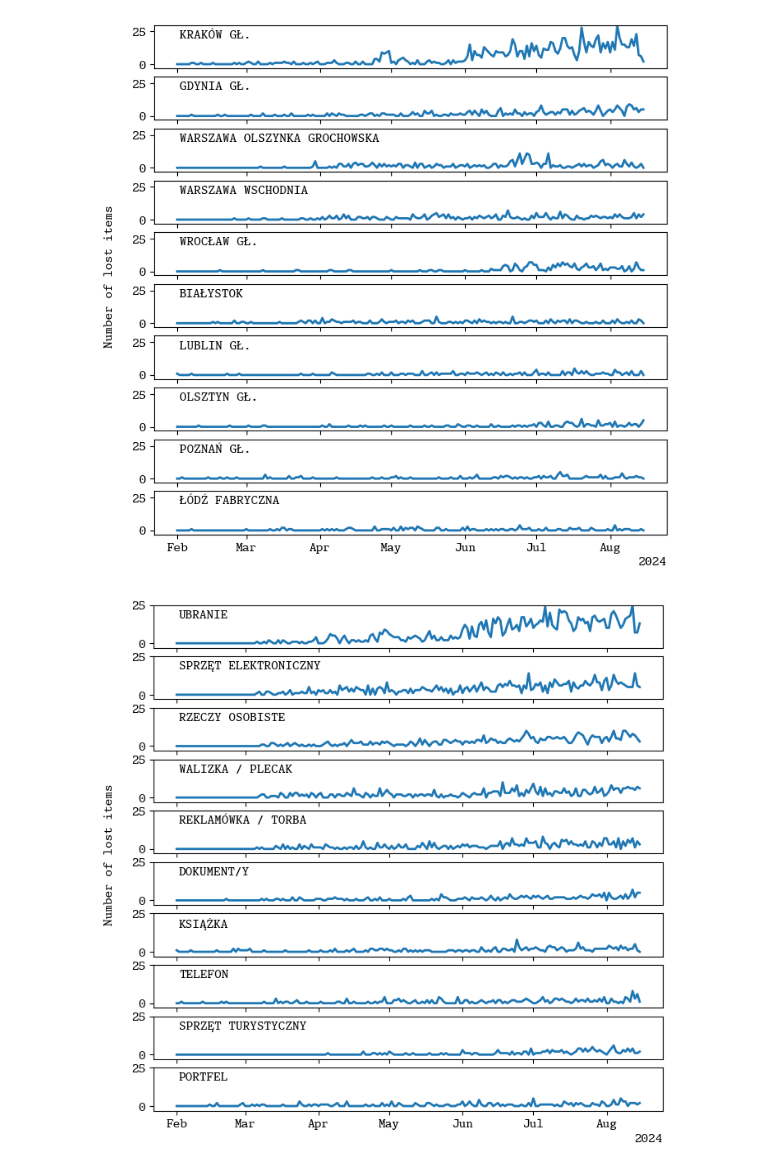
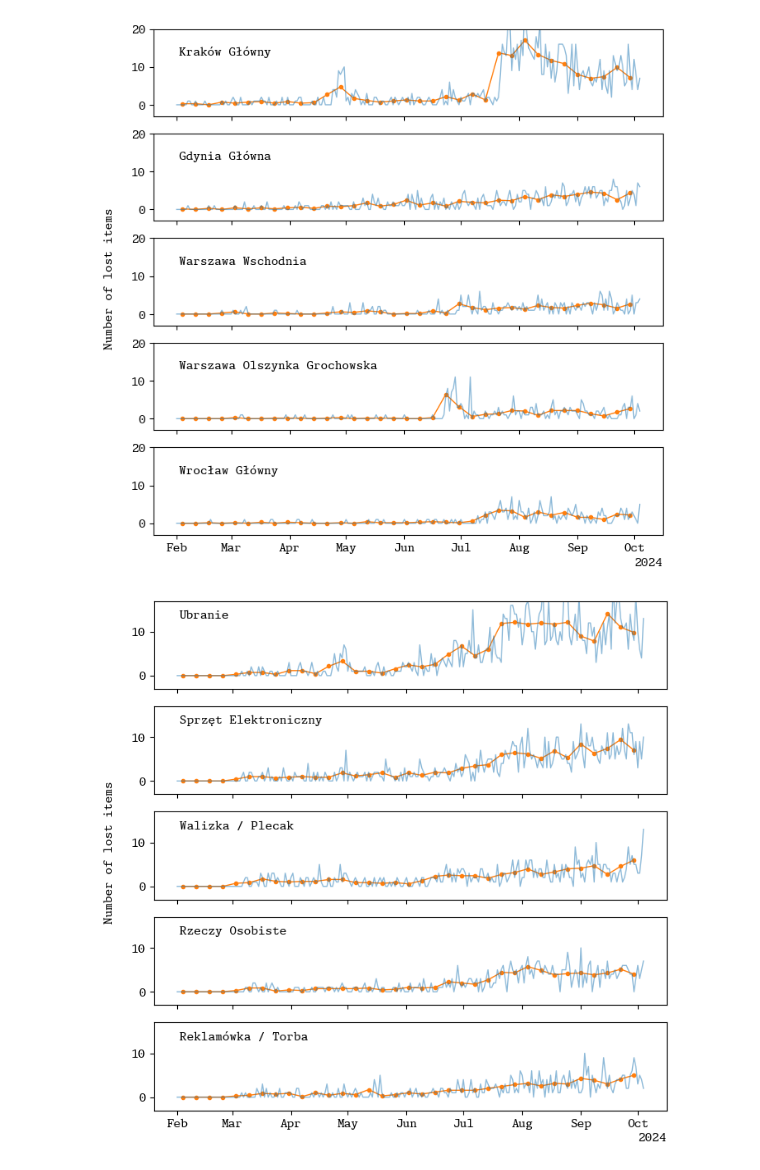
Before and after one commit to michaszko/lost-and-found-trains, a Jupyter notebook: missing.ipynb, the cells around one changed output. Cells and saved outputs as stored; diff of their text form; code cells hidden in the pictures.

```diff
--- a/missing.ipynb
+++ b/missing.ipynb
@@ -8,7 +9,7 @@ import numpy as np
 plt.rcParams["font.family"] = "MonaspiceXe NFM"
 # %%
 # Read the data
-df = pd.read_csv("table.csv", header=None)
+df = pd.read_csv("table_10_05.csv", header=None)
 df[0] = pd.to_datetime(df[0], format="%Y-%m-%d")
 df[5] = df[0].dt.weekday
 
@@ -82,0 +92,21 @@ plt.show()
+# %%
+# Cummulative
+
+counts = df.groupby(0).count()[1]
+
+date = counts.index
+val = counts.values
+
+# plot
+fig, ax = plt.subplots(1, figsize=(12,6))
+
+ax.plot(date, np.cumsum(val), lw=3, marker="", alpha=1, markeredgecolor='none', ms=8)
+ax.set_ylabel("Number of lost items")
+
+ax.spines[['right', 'top']].set_visible(False)
+
+ax.xaxis.set_major_formatter(
+    mdates.ConciseDateFormatter(ax.xaxis.get_major_locator()))
+
+plt.savefig("./img/number_of_lost_items_cum.svg", bbox_inches='tight', transparent=True, pad_inches=0)
+plt.show()
@@ -107,7 +139,7 @@ def fill_with_zero(df):
     """
     Fill missing dates with zero
     """
-    idx = pd.date_range('02-01-2024', '08-15-2024')
+    idx = pd.date_range('02-01-2024', '10-04-2024')
 
     df.index = pd.DatetimeIndex(df.index)
     df = df.reindex(idx, fill_value=0)
@@ -116,41 +148,49 @@ def fill_with_zero(df):
 # %%
 # Top N cities with items lost and the distribution in time
 
-N = 10
+N = 5
 
 fig, axes = plt.subplots(N,1, sharex=True, figsize=(8,8))
 
 for i in range(N):
     city = df[3].value_counts().index[i]
 
     dane = df[df[3]==city][0].value_counts()
 
     dane = fill_with_zero(dane)
 
     idx = dane.index.argsort()
 
     date = dane.index[idx]
     val = dane.values[idx]
 
-    axes[i].plot(date, val, lw=2, marker="")
+    # get the weekly average
+    weeks = []
 
-    axes[i].set_ylim(-3, 30)
+    for j in range(3, len(val), 7):
+        weeks.append(val[j:j+7].mean())
+
+    axes[i].plot(date[3::7], weeks, lw=1, marker=".", c="tab:orange", ms=6)
+
+    axes[i].plot(date, val, lw=1, marker="", alpha=0.5)
+
+    axes[i].set_ylim(-3, 20)
 
     axes[i].annotate(city, xy=(0.05,0.7), xycoords='axes fraction')
 
     axes[i].xaxis.set_major_formatter(
         mdates.ConciseDateFormatter(ax.xaxis.get_major_locator()))
 
 fig.text(0.05, 0.5, 'Number of lost items', va='center', rotation='vertical')
 
-plt.savefig("cities.svg", bbox_inches='tight', transparent=True, pad_inches=0)
+plt.savefig("./img/cities.svg", bbox_inches='tight', transparent=True, pad_inches=0)
 plt.show()
 # %% [output]
-[figure, old version]
+[figure, new version]
 # %%
 # Top N items lost and the distribution in time
 
-N = 10
+N = 5
 
 fig, axes = plt.subplots(N,1, sharex=True, figsize=(8,8))
 
@@ -166,9 +206,17 @@ for i in range(N):
     date = dane.index[idx]
     val = dane.values[idx]
 
-    axes[i].plot(date, val, lw=2, marker="")
+    # get the weekly average
+    weeks = []
 
-    axes[i].set_ylim(-3, 25)
+    for j in range(3, len(val), 7):
+        weeks.append(val[j:j+7].mean())
+
+    axes[i].plot(date[3::7], weeks, lw=1, marker=".", c="tab:orange", ms=6)
+
+    axes[i].plot(date, val, lw=1, marker="", alpha=0.5)
+
+    axes[i].set_ylim(-3, 17)
 
     axes[i].annotate(item, xy=(0.05,0.9), xycoords='axes fraction', ha='left', va='top')
 
@@ -177,9 +225,9 @@ for i in range(N):
 
 fig.text(0.05, 0.5, 'Number of lost items', va='center', rotation='vertical')
 
-plt.savefig("items.svg", bbox_inches='tight', transparent=True, pad_inches=0)
+plt.savefig("./img/items.svg", bbox_inches='tight', transparent=True, pad_inches=0)
 # %% [output]
-[figure, old version]
+[figure, new version]
 # %%
 # Top N routes with lost items and the distribution in time
 
```
Also changed, not shown: parts of 11 cells of this notebook, 4 other files.
